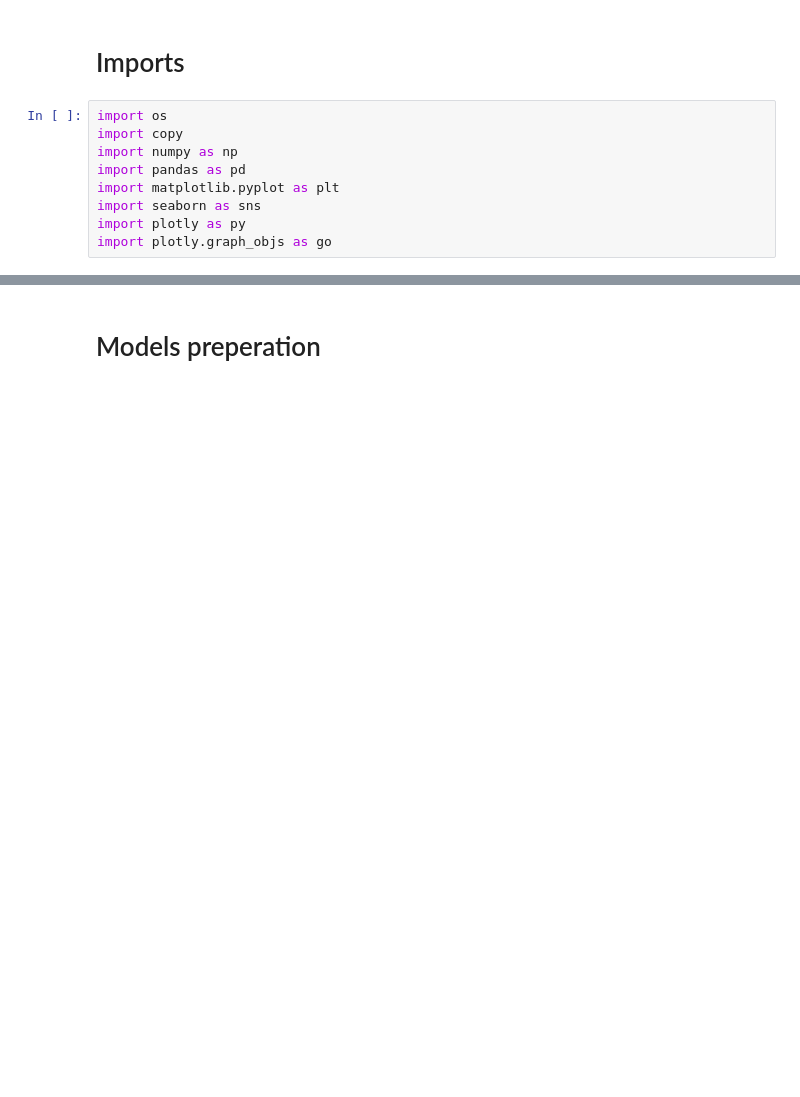
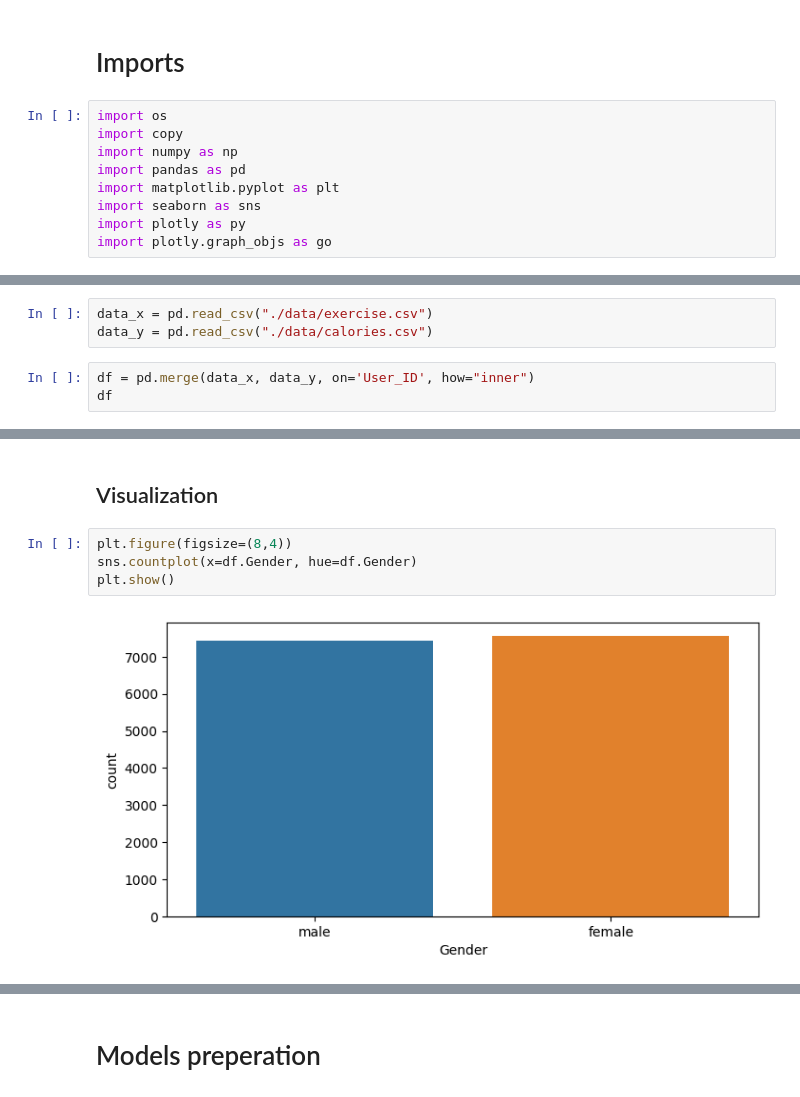
Before and after one commit to Apollos1301/calories_prediction, a Jupyter notebook: model.ipynb, the cells around one changed output, grey strips where cells are left out. Drawn from its saved outputs; the diff is of its cells as text; blank space fills up the shorter version.

```diff
--- a/model.ipynb
+++ b/model.ipynb
@@ -28,0 +38,6 @@ device(type='cuda')
+# %%
+data_x = pd.read_csv("./data/exercise.csv")
+data_y = pd.read_csv("./data/calories.csv")
+# %%
+df = pd.merge(data_x, data_y, on='User_ID', how="inner")
+df
@@ -28,0 +89,8 @@ device(type='cuda')
+# %% [markdown]
+## Visualization
+# %%
+plt.figure(figsize=(8,4))
+sns.countplot(x=df.Gender, hue=df.Gender)
+plt.show()
+# %% [output]
+[figure, added]
```
Also changed, not shown: parts of 59 cells of this notebook.
